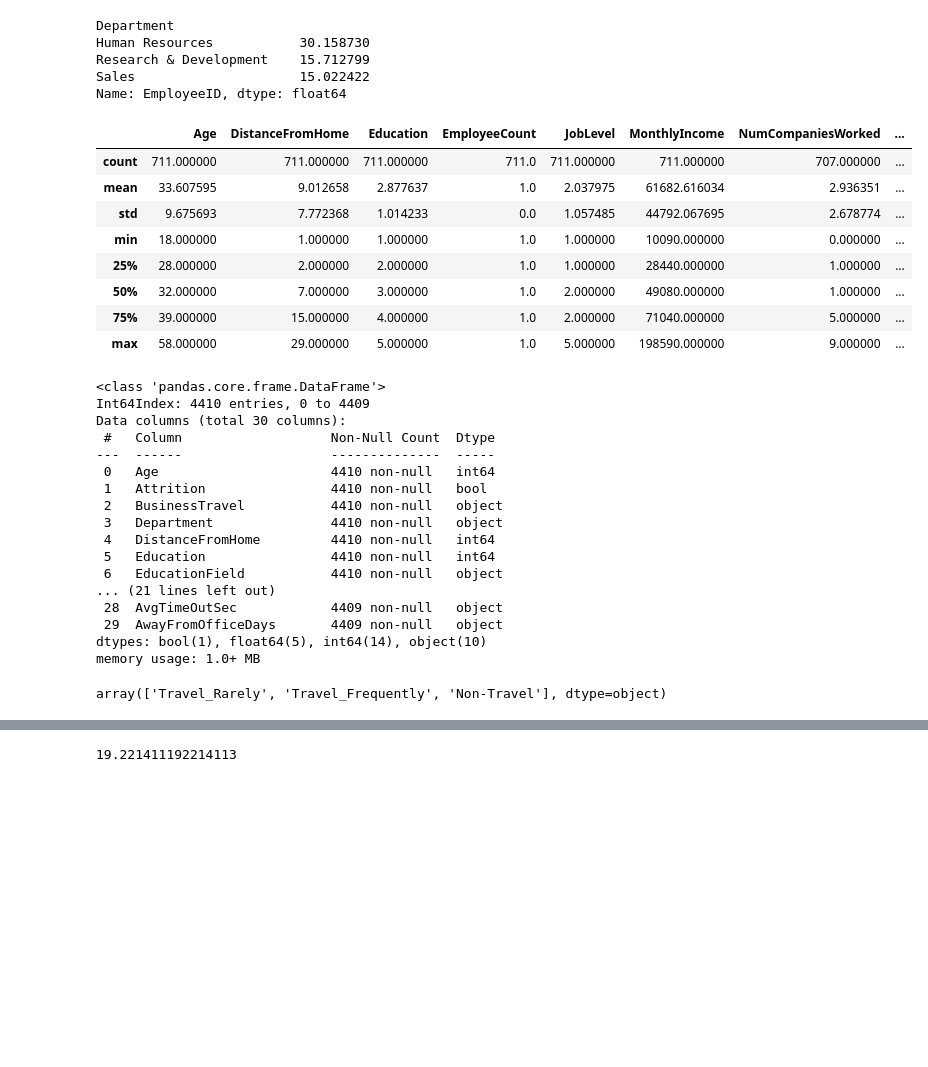
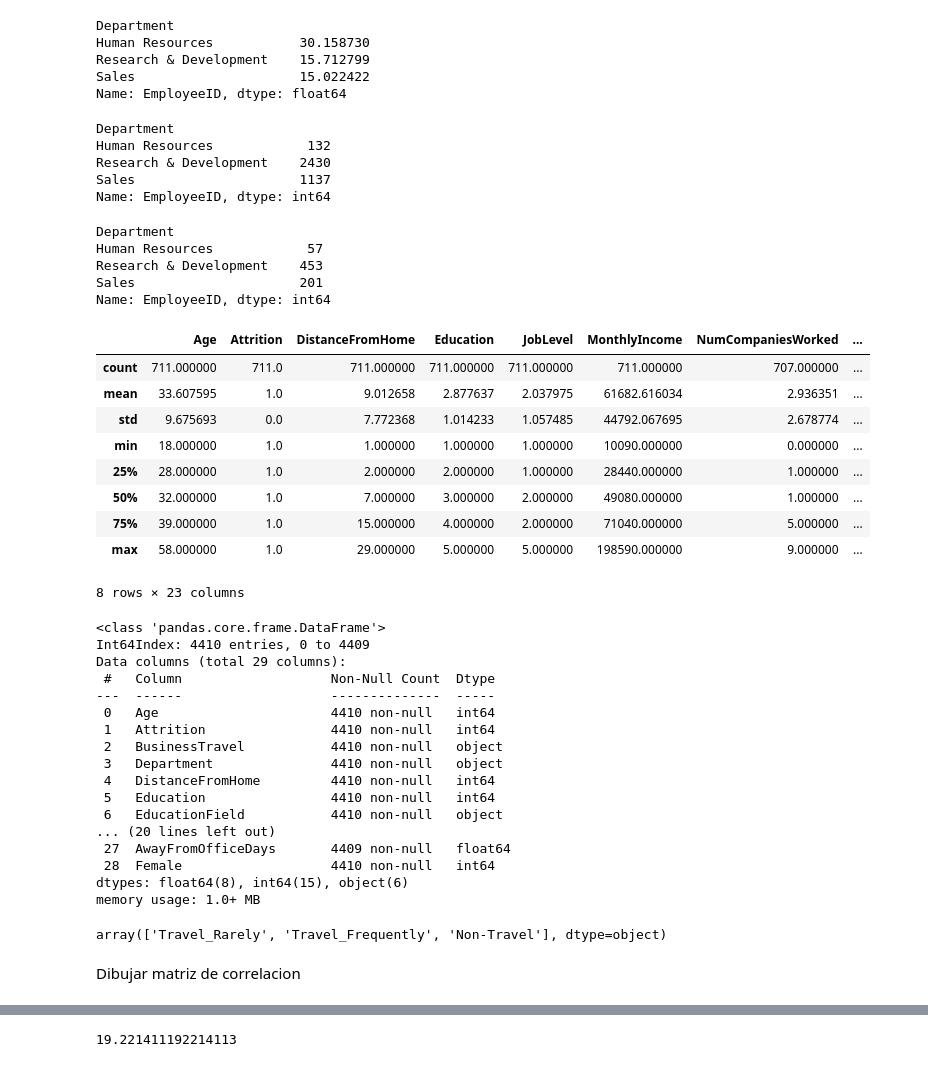
Before and after one commit to luisfangulop/hr-attrition, a Jupyter notebook: EDA.ipynb, the cells around one changed output, grey strips where cells are left out. Saved outputs shown, nothing was run; the diff lists cells and outputs as text; code cells hidden in the pictures; blank space fills up the shorter version.

```diff
--- a/EDA.ipynb
+++ b/EDA.ipynb
@@ -113,0 +152,4 @@ g_df.describe()
+# %%
+g_df.drop('EmployeeCount', inplace=True, axis=1)
+g_df.drop('Over18', inplace=True, axis=1)
+g_df.drop('StandardHours', inplace=True, axis=1)
@@ -113,0 +175,4 @@ g_df.describe()
+# %%
+g_df['Female'] = g_df['Gender'].map(
+                   {'Female':1 ,'Male':0})
+g_df.drop('Gender', inplace=True, axis=1)
@@ -113,0 +190,3 @@ g_df.describe()
+# %%
+g_df['Attrition'] = g_df['Attrition'].map(
+                   {'Yes':1 ,'No':0})
@@ -219,3 +295,0 @@ array(['No', 'Yes'], dtype=object)
-# %%
-g_df['Attrition'] = g_df['Attrition'].map(
-                   {'Yes':True ,'No':False})
@@ -258,15 +312,32 @@ Name: EmployeeID, dtype: float64
 #verificar porque HR tiene una rotacion del 30%
 del exit_df
 del all_df
+# %%
+g_df[g_df.Attrition==0].groupby('Department').EmployeeID.count()
+# %% [output]
+Department
+Human Resources            132
+Research & Development    2430
+Sales                     1137
+Name: EmployeeID, dtype: int64
+# %%
+g_df[g_df.Attrition==1].groupby('Department').EmployeeID.count()
+# %% [output]
+Department
+Human Resources            57
+Research & Development    453
+Sales                     201
+Name: EmployeeID, dtype: int64
 # %%
-g_df[g_df.Attrition==True].describe()
+g_df[g_df.Attrition==1].describe()
 # %% [output]
-|  | Age | DistanceFromHome | Education | EmployeeCount | JobLevel | MonthlyIncome | NumCompaniesWorked | ... |
-| count | 711.000000 | 711.000000 | 711.000000 | 711.0 | 711.000000 | 711.000000 | 707.000000 | ... |
-| mean | 33.607595 | 9.012658 | 2.877637 | 1.0 | 2.037975 | 61682.616034 | 2.936351 | ... |
-| std | 9.675693 | 7.772368 | 1.014233 | 0.0 | 1.057485 | 44792.067695 | 2.678774 | ... |
-| min | 18.000000 | 1.000000 | 1.000000 | 1.0 | 1.000000 | 10090.000000 | 0.000000 | ... |
-| 25% | 28.000000 | 2.000000 | 2.000000 | 1.0 | 1.000000 | 28440.000000 | 1.000000 | ... |
-| 50% | 32.000000 | 7.000000 | 3.000000 | 1.0 | 2.000000 | 49080.000000 | 1.000000 | ... |
-| 75% | 39.000000 | 15.000000 | 4.000000 | 1.0 | 2.000000 | 71040.000000 | 5.000000 | ... |
-| max | 58.000000 | 29.000000 | 5.000000 | 1.0 | 5.000000 | 198590.000000 | 9.000000 | ... |
+|  | Age | Attrition | DistanceFromHome | Education | JobLevel | MonthlyIncome | NumCompaniesWorked | ... |
+| count | 711.000000 | 711.0 | 711.000000 | 711.000000 | 711.000000 | 711.000000 | 707.000000 | ... |
+| mean | 33.607595 | 1.0 | 9.012658 | 2.877637 | 2.037975 | 61682.616034 | 2.936351 | ... |
+| std | 9.675693 | 0.0 | 7.772368 | 1.014233 | 1.057485 | 44792.067695 | 2.678774 | ... |
+| min | 18.000000 | 1.0 | 1.000000 | 1.000000 | 1.000000 | 10090.000000 | 0.000000 | ... |
+| 25% | 28.000000 | 1.0 | 2.000000 | 2.000000 | 1.000000 | 28440.000000 | 1.000000 | ... |
+| 50% | 32.000000 | 1.0 | 7.000000 | 3.000000 | 2.000000 | 49080.000000 | 1.000000 | ... |
+| 75% | 39.000000 | 1.0 | 15.000000 | 4.000000 | 2.000000 | 71040.000000 | 5.000000 | ... |
+| max | 58.000000 | 1.0 | 29.000000 | 5.000000 | 5.000000 | 198590.000000 | 9.000000 | ... |
+8 rows × 23 columns
@@ -277,22 +346,24 @@ g_df.info()
 # %% [output]
 <class 'pandas.core.frame.DataFrame'>
 Int64Index: 4410 entries, 0 to 4409
-Data columns (total 30 columns):
+Data columns (total 29 columns):
  #   Column                   Non-Null Count  Dtype
 ---  ------                   --------------  -----
  0   Age                      4410 non-null   int64
- 1   Attrition                4410 non-null   bool
+ 1   Attrition                4410 non-null   int64
  2   BusinessTravel           4410 non-null   object
  3   Department               4410 non-null   object
  4   DistanceFromHome         4410 non-null   int64
  5   Education                4410 non-null   int64
  6   EducationField           4410 non-null   object
-... (21 lines left out)
- 28  AvgTimeOutSec            4409 non-null   object
- 29  AwayFromOfficeDays       4409 non-null   object
-dtypes: bool(1), float64(5), int64(14), object(10)
+... (20 lines left out)
+ 27  AwayFromOfficeDays       4409 non-null   float64
+ 28  Female                   4410 non-null   int64
+dtypes: float64(8), int64(15), object(6)
 memory usage: 1.0+ MB
 # %%
 g_df.BusinessTravel.unique()
 # %% [output]
 array(['Travel_Rarely', 'Travel_Frequently', 'Non-Travel'], dtype=object)
+# %% [markdown]
+Dibujar matriz de correlacion
```
Also changed, not shown: parts of 52 cells of this notebook, 2 other files.
